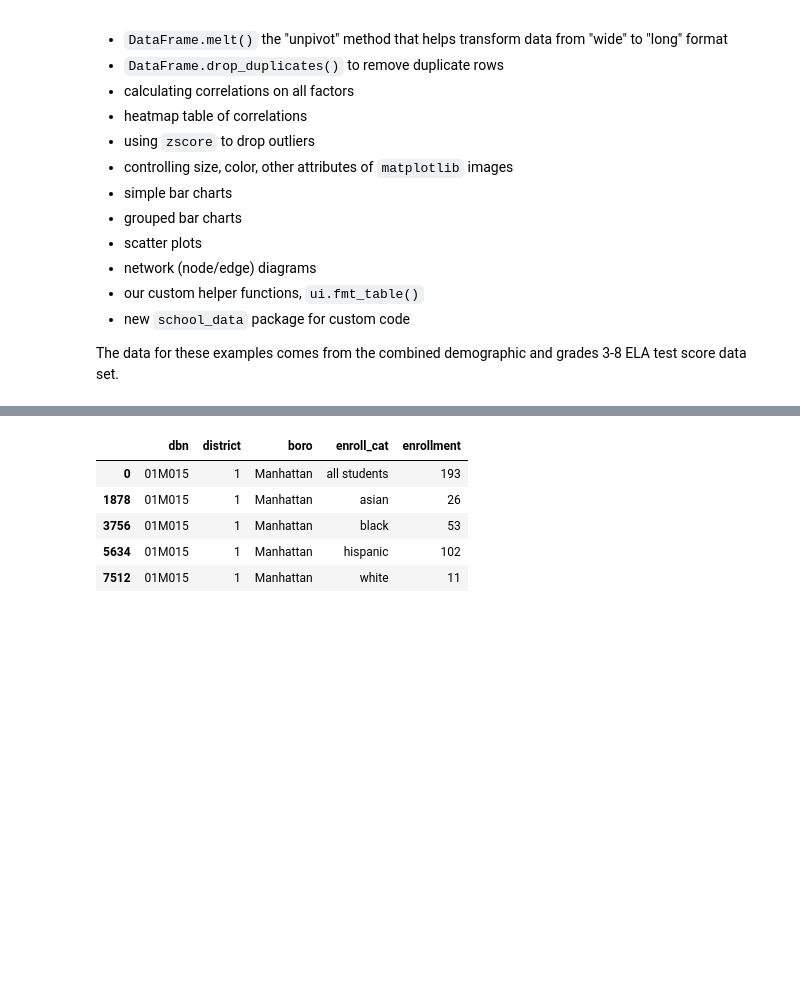
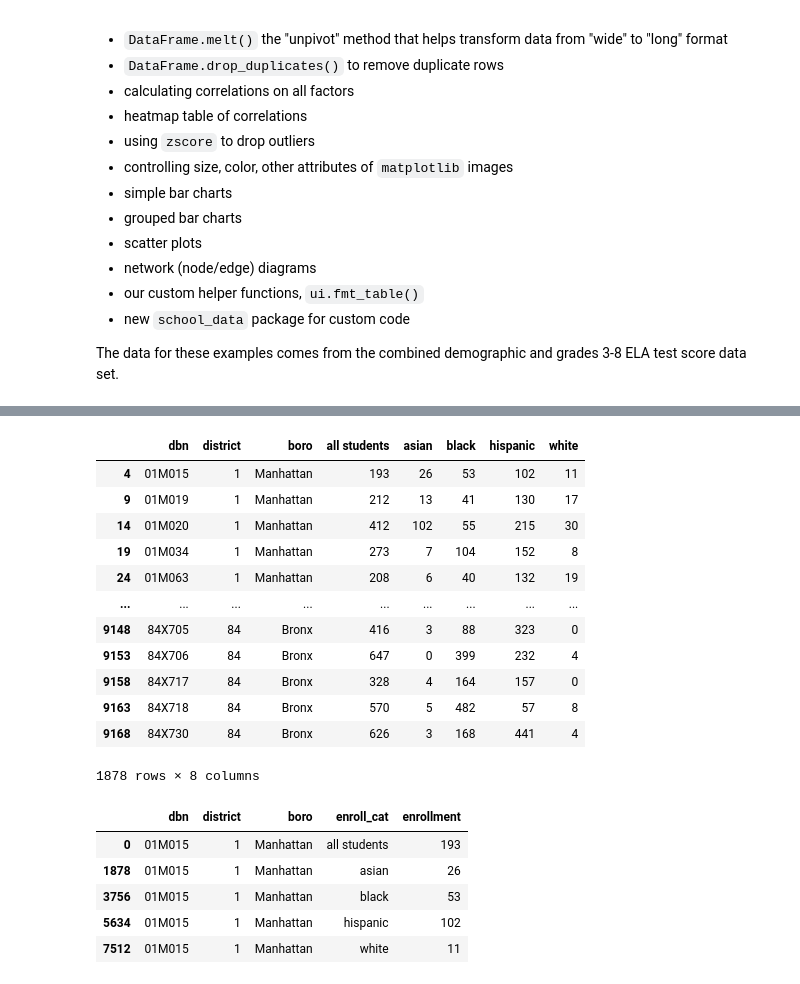
Before and after one commit to adelphi-ed-tech/nycschools, a Jupyter notebook: nb/ols-graphs.ipynb, the cells around one changed output, grey strips where cells are left out. Drawn from its saved outputs; the diff is of its cells as text; code cells hidden in the pictures; blank space fills up the shorter version.

```diff
--- a/nb/ols-graphs.ipynb
+++ b/nb/ols-graphs.ipynb
@@ -65,4 +88,41 @@ to tell us which _category_ of enrollment number we're looking at
 and **enrollment** (`values`) to hold the number of students for that row for
 that category. Each row in this dataframe reports the observation
 for a specicif school, grade, academic year (`dbn`, `grade`, `year`).
+# %%
+# copy the df if so we don't modify it
+totals = df.copy()
+
+# work with just one year to make things clearer
+totals = totals[totals["year"] == 2020]
+
+
+# define the category columns -- the columns which will be "melted" / collapsed
+cats = ["total_enrollment", "asian_n", "black_n","hispanic_n","white_n"]
+
+# the columns that will be the same after the melt
+id_cols = ["dbn", "district", "boro"]
+
+# get just the cols we want from the df
+totals = totals[id_cols + cats]
+
+# make nice names for our columns by dropping the _n and renaming total_enrollment to "all students"
+# these column headers will become the data in the enroll_cat column after the melt
+cats = ["all students", "asian", "black", "hispanic","white"]
+totals.columns = id_cols + cats
+
+totals
+# %% [output]
+|  | dbn | district | boro | all students | asian | black | hispanic | white |
+| 4 | 01M015 | 1 | Manhattan | 193 | 26 | 53 | 102 | 11 |
+| 9 | 01M019 | 1 | Manhattan | 212 | 13 | 41 | 130 | 17 |
+| 14 | 01M020 | 1 | Manhattan | 412 | 102 | 55 | 215 | 30 |
+| 19 | 01M034 | 1 | Manhattan | 273 | 7 | 104 | 152 | 8 |
+| 24 | 01M063 | 1 | Manhattan | 208 | 6 | 40 | 132 | 19 |
+| ... | ... | ... | ... | ... | ... | ... | ... | ... |
+| 9148 | 84X705 | 84 | Bronx | 416 | 3 | 88 | 323 | 0 |
+| 9153 | 84X706 | 84 | Bronx | 647 | 0 | 399 | 232 | 4 |
+| 9158 | 84X717 | 84 | Bronx | 328 | 4 | 164 | 157 | 0 |
+| 9163 | 84X718 | 84 | Bronx | 570 | 5 | 482 | 57 | 8 |
+| 9168 | 84X730 | 84 | Bronx | 626 | 3 | 168 | 441 | 4 |
+1878 rows × 8 columns
 # %%
```
Also changed, not shown: parts of 14 cells of this notebook, 2 other files.
